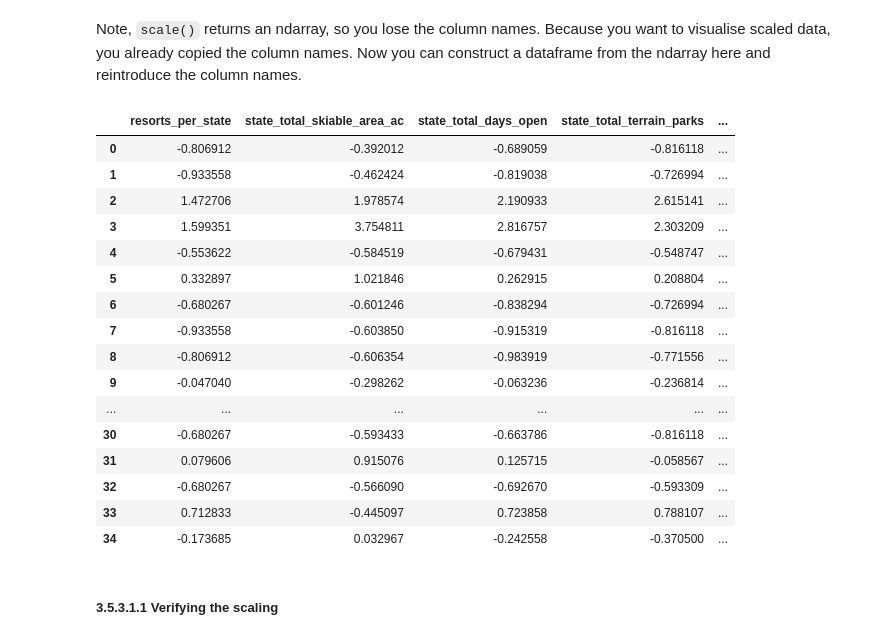
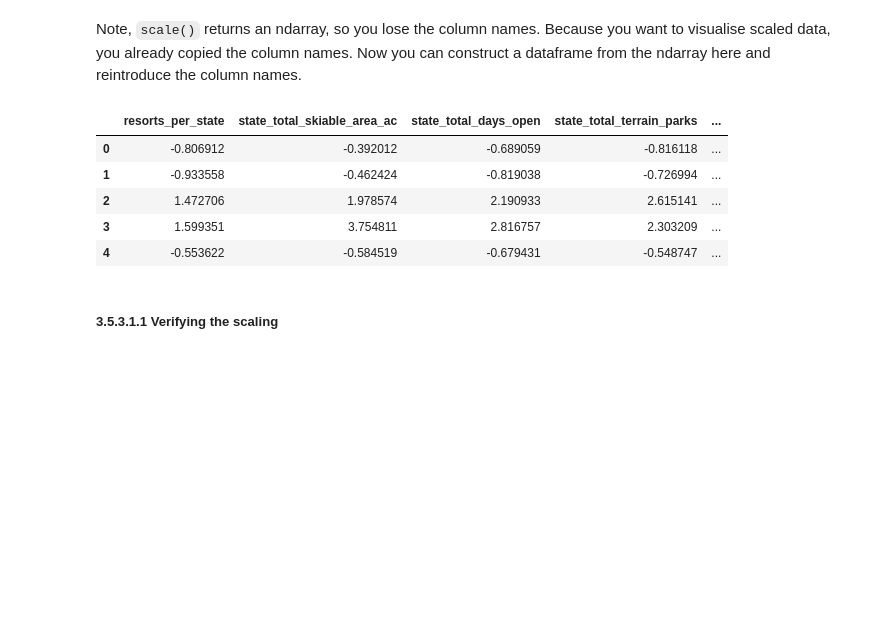
Before and after one commit to mramsey1992/DataScienceGuidedCapstone, a Jupyter notebook: Notebooks/03_exploratory_data_analysis.ipynb, the cells around one changed output. Drawn from its saved outputs; the diff is of its cells as text; code cells hidden in the pictures; blank space fills up the shorter version.

```diff
--- a/Notebooks/03_exploratory_data_analysis.ipynb
+++ b/Notebooks/03_exploratory_data_analysis.ipynb
@@ -333,26 +314,15 @@ Note, `scale()` returns an ndarray, so you lose the column names. Because you wa
 # %%
 #Code task 2#
 #Create a new dataframe from `state_summary_scale` using the column names we saved in `state_summary_columns`
 state_summary_scaled_df = pd.DataFrame(state_summary_scale, columns=state_summary_columns)
-state_summary_scaled_df
+state_summary_scaled_df.head()
 # %% [output]
 |  | resorts_per_state | state_total_skiable_area_ac | state_total_days_open | state_total_terrain_parks | ... |
 | 0 | -0.806912 | -0.392012 | -0.689059 | -0.816118 | ... |
 | 1 | -0.933558 | -0.462424 | -0.819038 | -0.726994 | ... |
 | 2 | 1.472706 | 1.978574 | 2.190933 | 2.615141 | ... |
 | 3 | 1.599351 | 3.754811 | 2.816757 | 2.303209 | ... |
 | 4 | -0.553622 | -0.584519 | -0.679431 | -0.548747 | ... |
-| 5 | 0.332897 | 1.021846 | 0.262915 | 0.208804 | ... |
-| 6 | -0.680267 | -0.601246 | -0.838294 | -0.726994 | ... |
-| 7 | -0.933558 | -0.603850 | -0.915319 | -0.816118 | ... |
-| 8 | -0.806912 | -0.606354 | -0.983919 | -0.771556 | ... |
-| 9 | -0.047040 | -0.298262 | -0.063236 | -0.236814 | ... |
-| ... | ... | ... | ... | ... | ... |
-| 30 | -0.680267 | -0.593433 | -0.663786 | -0.816118 | ... |
-| 31 | 0.079606 | 0.915076 | 0.125715 | -0.058567 | ... |
-| 32 | -0.680267 | -0.566090 | -0.692670 | -0.593309 | ... |
-| 33 | 0.712833 | -0.445097 | 0.723858 | 0.788107 | ... |
-| 34 | -0.173685 | 0.032967 | -0.242558 | -0.370500 | ... |
 # %% [markdown]
 ##### 3.5.3.1.1 Verifying the scaling<a id='3.5.3.1.1_Verifying_the_scaling'></a>
 # %% [markdown]
```
Also changed, not shown: parts of 1 cell of this notebook.
